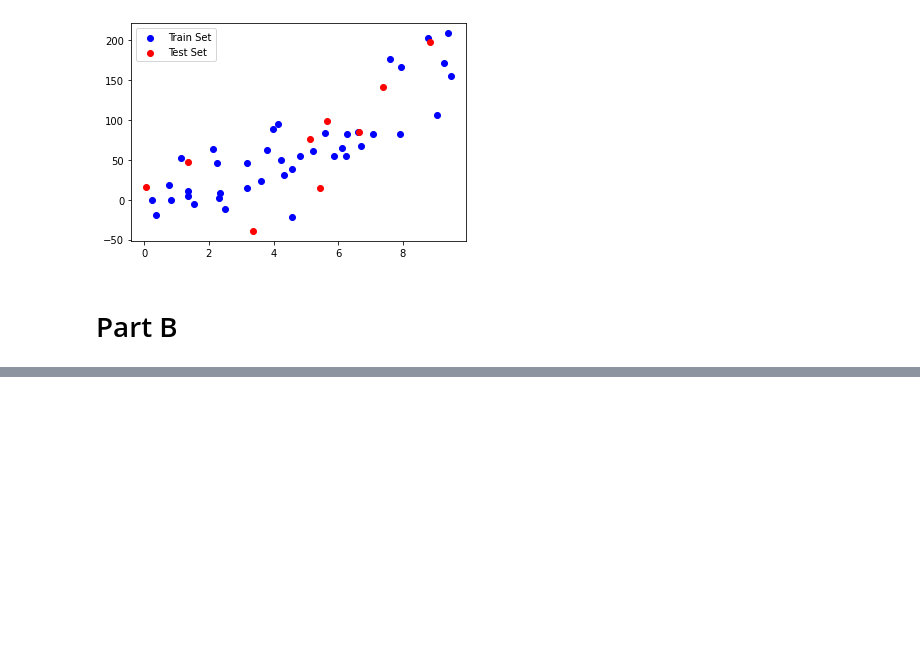
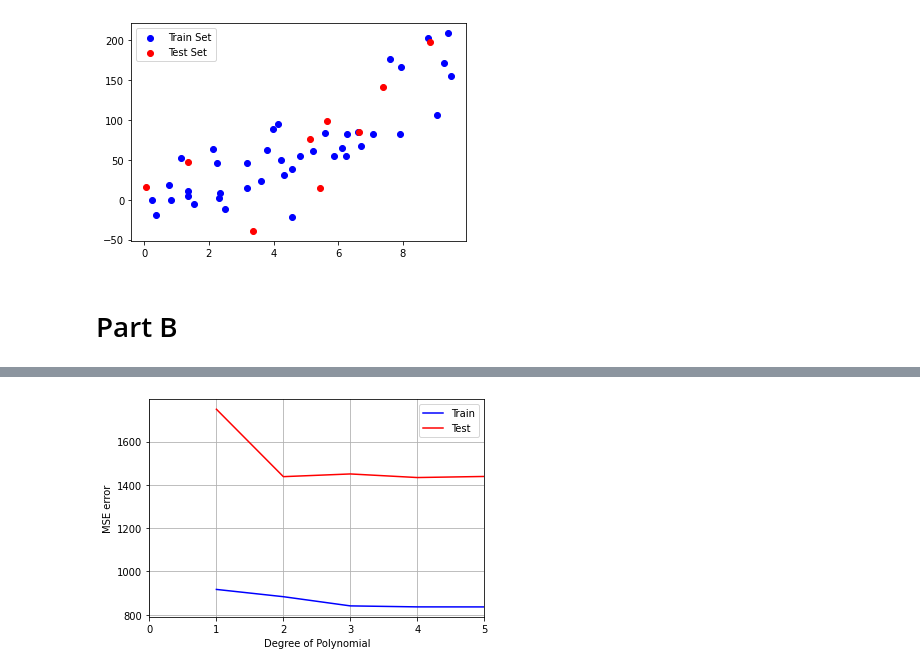
Before and after one commit to MohsenJadidi/ISLR, a Jupyter notebook: Assignment1/Q5.ipynb, the cells around one changed output, grey strips where cells are left out. Cells and saved outputs as stored; diff of their text form; code cells hidden in the pictures; blank space fills up the shorter version.

```diff
--- a/Assignment1/Q5.ipynb
+++ b/Assignment1/Q5.ipynb
@@ -39,0 +167,83 @@ tf.__version__
+# %%
+p_max = 5
+mseTrainListe = []
+R2TrainListe = []
+mseTestListe = []
+R2TestListe = []
+coffListe = np.zeros(shape=(p_max, p_max+2))
+for i in range(p_max):
+    p = i+1 # Degree of Poly = 1, 2, ..., p_max
+    X_train_Poly = np.zeros(shape = (X_train.shape[0],p+1))
+    X_test_Poly = np.zeros(shape = (X_test.shape[0],p+1))
+    X_temp_Poly = np.zeros(shape = (X_temp.shape[0],p+1))
+    for j in range(p):
+        X_train_Poly[:,j] = (np.power(X_train,j+1)).flatten()
+        X_test_Poly[:,j] = (np.power(X_test,j+1)).flatten()
+        X_temp_Poly[:,j] = (np.power(X_temp,j+1)).flatten()
+
+    X_train_Poly[:,j+1] = (np.exp(X_train)).flatten()
+    X_test_Poly[:,j+1] = (np.exp(X_test)).flatten()
+    X_temp_Poly[:,j+1] = (np.exp(X_temp)).flatten()
+
+    regressor = LinearRegression(fit_intercept=True)
+    regressor.fit(X_train_Poly, Y_train)
+
+    # Error in Training Set
+    Y_pred = regressor.predict(X_test_Poly)
+    mse = mean_squared_error(Y_test, Y_pred)
+    R2 = r2_score(Y_test, Y_pred)
+
+    mseTestListe.append(mse)
+    R2TestListe.append(R2)
+    coffListe[i,0] = regressor.intercept_
+    coffListe[i,1:p+2] = regressor.coef_
+
+    # print('Interception: ', regressor.intercept_)
+    # print('Coefficients: ', regressor.coef_)
+    print(f'Mean squared error: {mse}')
+    # print(f'Coefficient of determination, R^2: {R2}')
+
+    # Error in Test Set
+    Y_pred = regressor.predict(X_train_Poly)
+    mse = mean_squared_error(Y_train, Y_pred)
+    R2 = r2_score(Y_train, Y_pred)
+    mseTrainListe.append(mse)
+    R2TrainListe.append(R2)
+
+
+fig = plt.figure(num=6)
+ax = fig.add_subplot(1, 1, 1)
+p = [i+1 for i in range(p_max)]
+line1, line2 = ax.plot(p, mseTrainListe, 'b', p, mseTestListe, 'r')
+ax.set_xlabel('Degree of Polynomial')
+ax.set_ylabel('MSE error')
+ax.legend(['Train', 'Test'])
+ax.set_xlim([0,p_max])
+ax.grid(b= True, which='both')
+
+fig = plt.figure(num=7)
+ax = fig.add_subplot(1, 1, 1)
+p = [i+1 for i in range(p_max)]
+line1, line2 = ax.plot(p, R2TrainListe, 'b', p, R2TestListe, 'r')
+ax.set_xlabel('Degree of Polynomial')
+ax.set_ylabel(r'$R^2$  score')
+ax.legend(['Train', 'Test'])
+ax.set_xlim([0,p_max])
+ax.grid(b= True, which='both')
+
+fig = plt.figure(num=8)
+ax = fig.add_subplot(1, 1, 1)
+x = np.linspace(X_temp.min(), X_temp.max(), 100)
+styles = ['-', '--', '-.', ':']
+for i in range(coffListe.shape[0]):
+    y = np.zeros_like(x)
+    for j in range(i+2) :
+        y = y + coffListe[i,j]*np.power(x,j)
+    y = y + coffListe[i,j+1]*np.exp(x)
+    line1, = ax.plot(x, y, linestyle=styles[i%4])
+
+ax.legend([ 'Degree'+str(i) for i in range(coffListe.shape[0]) ])
+ax.set_title(r'Polynomial + $e^x$ Regression')
+scatter1 = ax.scatter(x=X_train, y=Y_train, color='b', alpha=1, marker='o')
+scatter2 = ax.scatter(x=X_test, y=Y_test, color='r', alpha=1, marker='o')
+# %% [output]
@@ -39,0 +255 @@ tf.__version__
+[figure, added]
```
Also changed, not shown: parts of 10 cells of this notebook.
